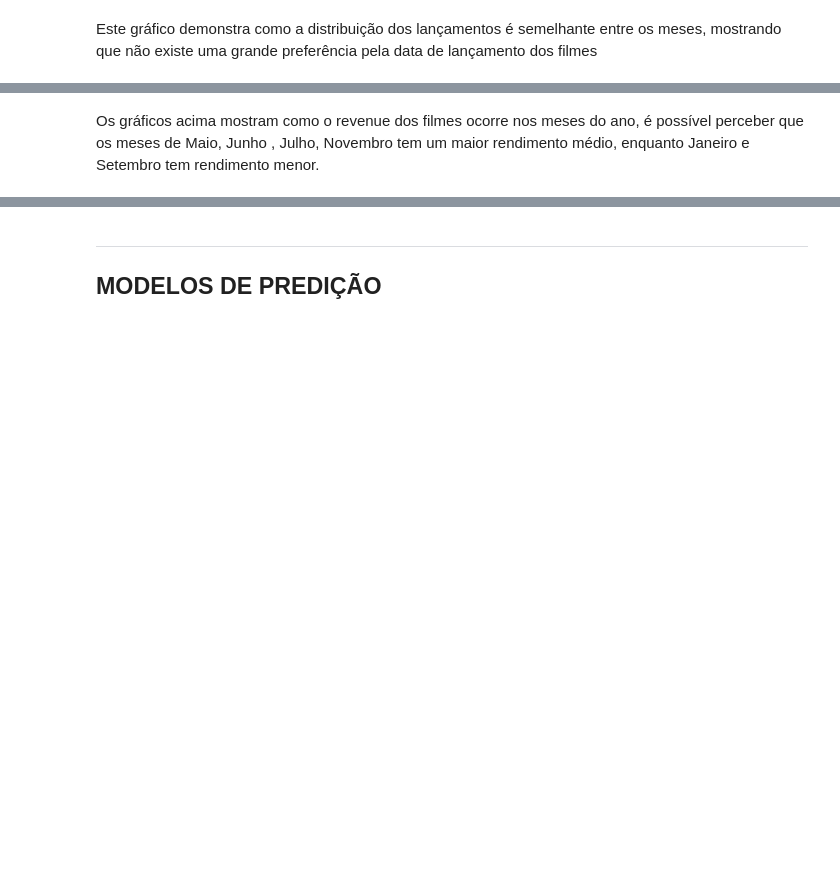
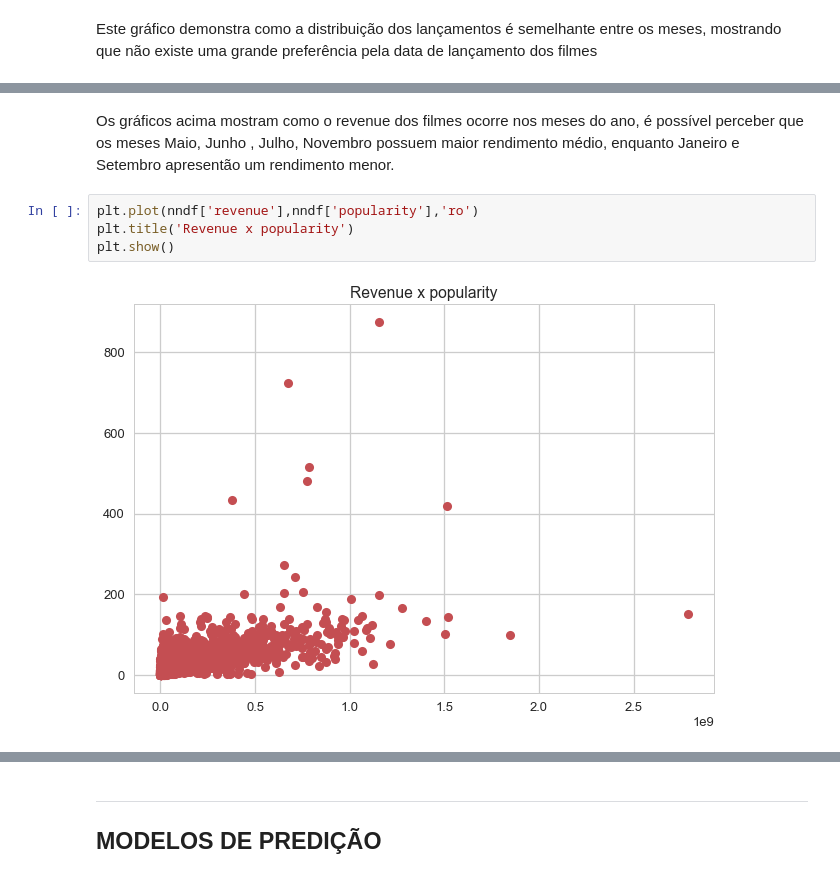
Before and after one commit to guipleite/DPCD, a Jupyter notebook: Projeto3/Projeto3 Layout.ipynb, the cells around one changed output, grey strips where cells are left out. Drawn from its saved outputs; the diff is of its cells as text; blank space fills up the shorter version.

```diff
--- a/Projeto3/Projeto3 Layout.ipynb
+++ b/Projeto3/Projeto3 Layout.ipynb
@@ -90,3 +98,9 @@ plt.show()
 # %% [markdown]
-Os gráficos acima mostram como o revenue dos filmes ocorre nos meses do ano, é possível perceber que os meses de Maio, Junho , Julho, Novembro tem um maior rendimento médio, enquanto Janeiro e Setembro tem rendimento menor.
+Os gráficos acima mostram como o revenue dos filmes ocorre nos meses do ano, é possível perceber que os meses Maio, Junho , Julho, Novembro possuem maior rendimento médio, enquanto Janeiro e Setembro apresentão um rendimento menor.
+# %%
+plt.plot(nndf['revenue'],nndf['popularity'],'ro')
+plt.title('Revenue x popularity')
+plt.show()
+# %% [output]
+[figure, added]
 # %%
```
Also changed, not shown: parts of 37 cells of this notebook.
